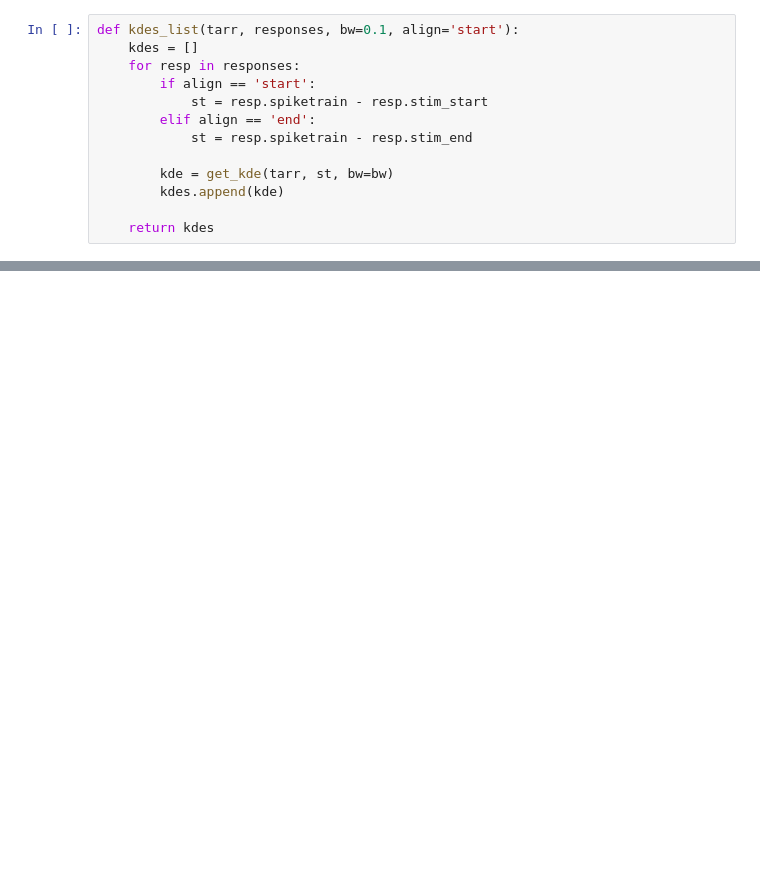
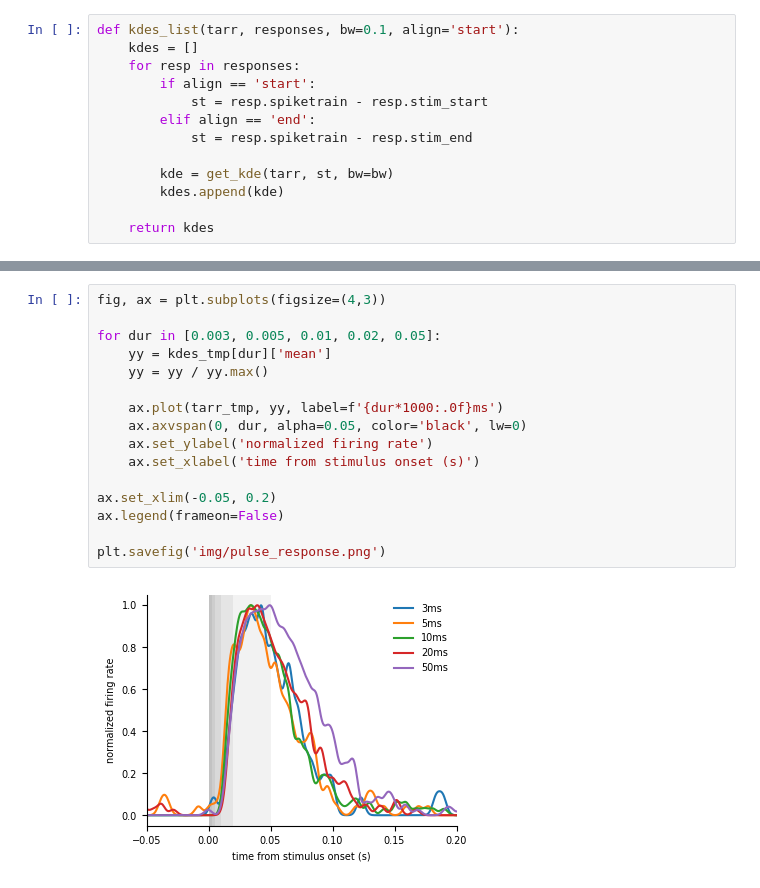
Before and after one commit to Tom83B/moth-duration-encoding, a Jupyter notebook: response duration.ipynb, the cells around one changed output, grey strips where cells are left out. Saved outputs shown, nothing was run; the diff lists cells and outputs as text; blank space fills up the shorter version.

```diff
--- a/response duration.ipynb
+++ b/response duration.ipynb
@@ -305,3 +384,21 @@ for dur in durations_long:
+# %%
+fig, ax = plt.subplots(figsize=(4,3))
+
+for dur in [0.003, 0.005, 0.01, 0.02, 0.05]:
+    yy = kdes_tmp[dur]['mean']
+    yy = yy / yy.max()
+
+    ax.plot(tarr_tmp, yy, label=f'{dur*1000:.0f}ms')
+    ax.axvspan(0, dur, alpha=0.05, color='black', lw=0)
+    ax.set_ylabel('normalized firing rate')
+    ax.set_xlabel('time from stimulus onset (s)')
+
+ax.set_xlim(-0.05, 0.2)
+ax.legend(frameon=False)
+
+plt.savefig('img/pulse_response.png')
+# %% [output]
+[figure, added]
 # %%
 fig, axes = plt.subplots(nrows=2, ncols=6, figsize=(8,4))
 
```
Also changed, not shown: parts of 22 cells of this notebook.
